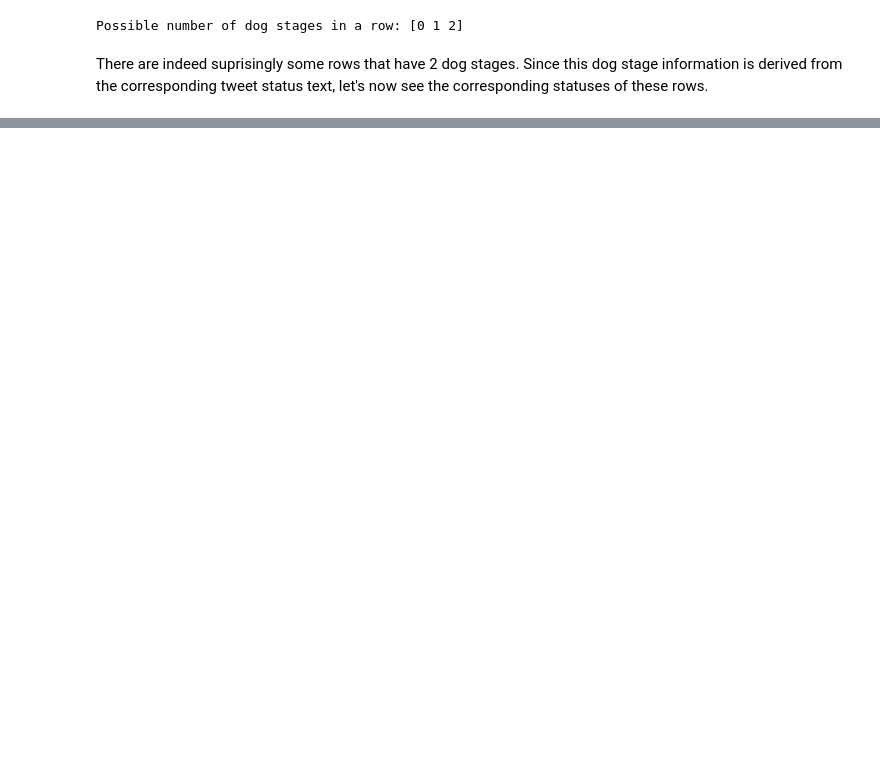
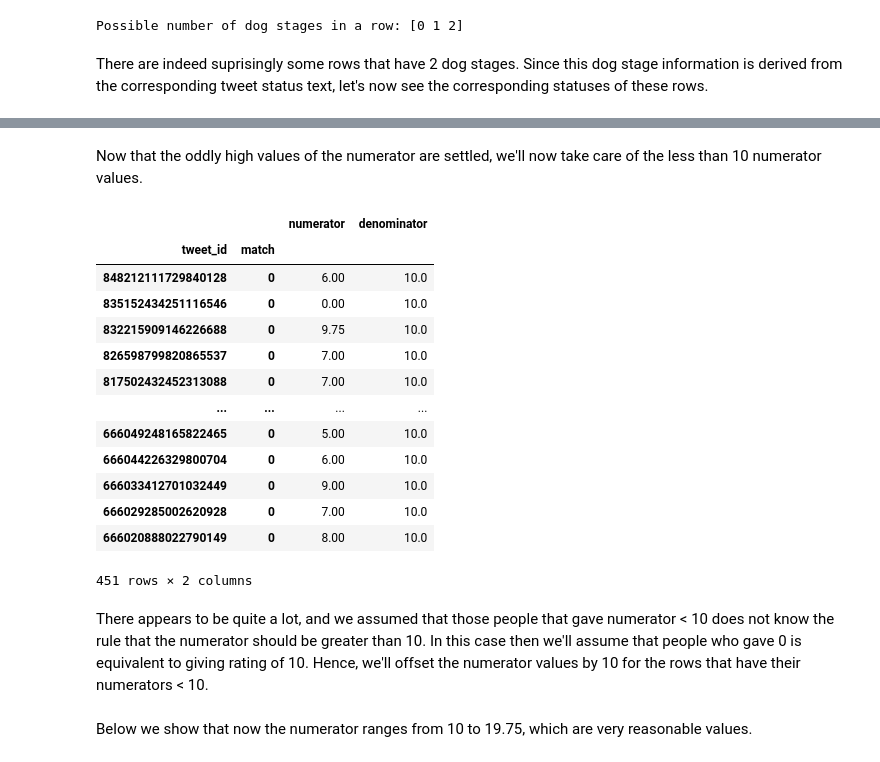
Before and after one commit to fletchersarip93/twitter-data-wrangling, a Jupyter notebook: wrangle_act.ipynb, the cells around one changed output, grey strips where cells are left out. Cells and saved outputs as stored; diff of their text form; code cells hidden in the pictures; blank space fills up the shorter version.

```diff
--- a/wrangle_act.ipynb
+++ b/wrangle_act.ipynb
@@ -277,0 +761,3 @@ There are indeed suprisingly some rows that have 2 dog stages. Since this dog st
+# %%
+dog_ratings_df = twitter_df.text.str.extractall('(((\d+\.)?\d+)/((\d+\.)?\d+))')[[1,3]]
+dog_ratings_df.columns = ['numerator', 'denominator']
@@ -277,0 +782,3 @@ There are indeed suprisingly some rows that have 2 dog stages. Since this dog st
+# %%
+dog_ratings_df = dog_ratings_df.astype(float)
+dog_ratings_df.head()
@@ -277,0 +830,3 @@ There are indeed suprisingly some rows that have 2 dog stages. Since this dog st
+# %%
+dog_ratings_df = dog_ratings_df[dog_ratings_df.denominator == 10]
+dog_ratings_df.denominator.unique()
@@ -277,0 +863,3 @@ There are indeed suprisingly some rows that have 2 dog stages. Since this dog st
+# %%
+dog_ratings_df = dog_ratings_df[dog_ratings_df.numerator <= 17]
+dog_ratings_df.numerator.describe()
@@ -277,0 +876,21 @@ There are indeed suprisingly some rows that have 2 dog stages. Since this dog st
+# %% [markdown]
+Now that the oddly high values of the numerator are settled, we'll now take care of the less than 10 numerator values.
+# %%
+dog_ratings_df.query('numerator < 10')
+# %% [output]
+|  |  | numerator | denominator |
+| tweet_id | match |  |  |
+| 848212111729840128 | 0 | 6.00 | 10.0 |
+| 835152434251116546 | 0 | 0.00 | 10.0 |
+| 832215909146226688 | 0 | 9.75 | 10.0 |
+| 826598799820865537 | 0 | 7.00 | 10.0 |
+| 817502432452313088 | 0 | 7.00 | 10.0 |
+| ... | ... | ... | ... |
+| 666049248165822465 | 0 | 5.00 | 10.0 |
+| 666044226329800704 | 0 | 6.00 | 10.0 |
+| 666033412701032449 | 0 | 9.00 | 10.0 |
+| 666029285002620928 | 0 | 7.00 | 10.0 |
+| 666020888022790149 | 0 | 8.00 | 10.0 |
+451 rows × 2 columns
+# %% [markdown]
+There appears to be quite a lot, and we assumed that those people that gave numerator < 10 does not know the rule that the numerator should be greater than 10. In this case then we'll assume that people who gave 0 is equivalent to giving rating of 10. Hence, we'll offset the numerator values by 10 for the rows that have their numerators < 10.
@@ -277,0 +902,2 @@ There are indeed suprisingly some rows that have 2 dog stages. Since this dog st
+# %% [markdown]
+Below we show that now the numerator ranges from 10 to 19.75, which are very reasonable values.
```
Also changed, not shown: parts of 164 cells of this notebook.
